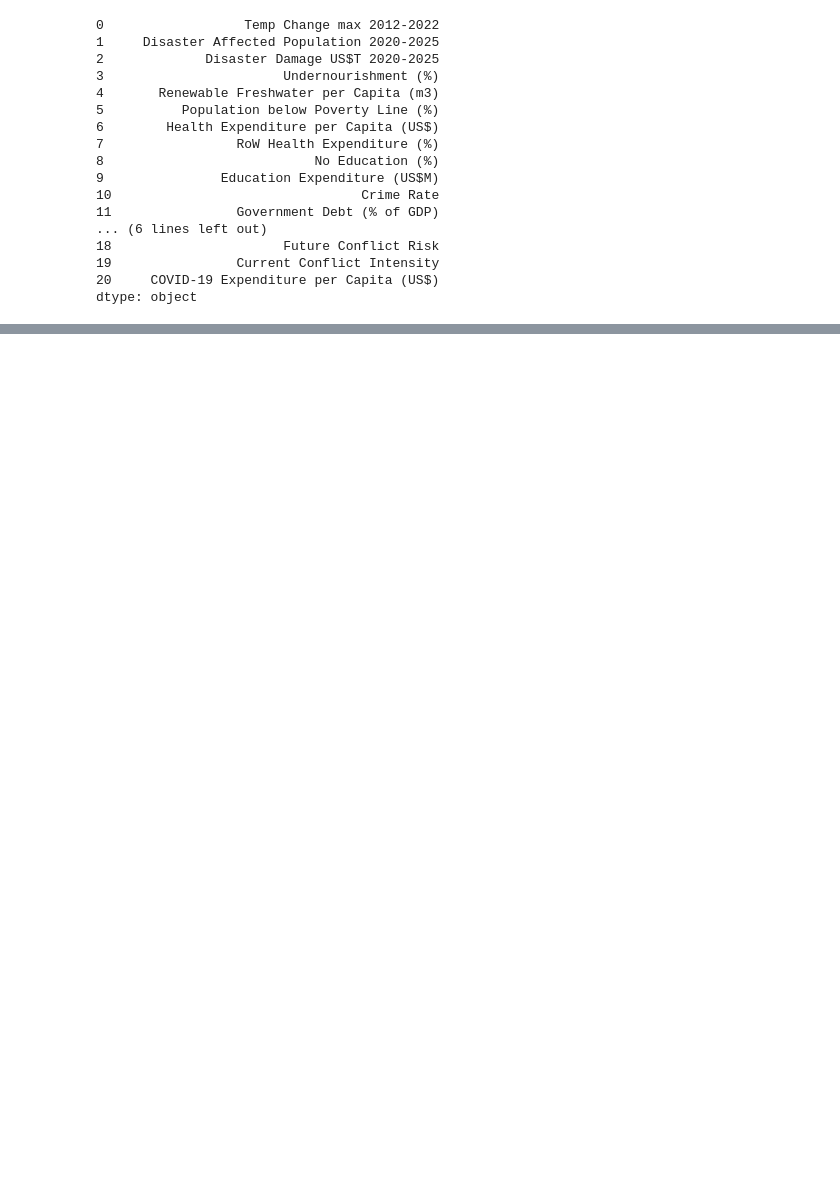
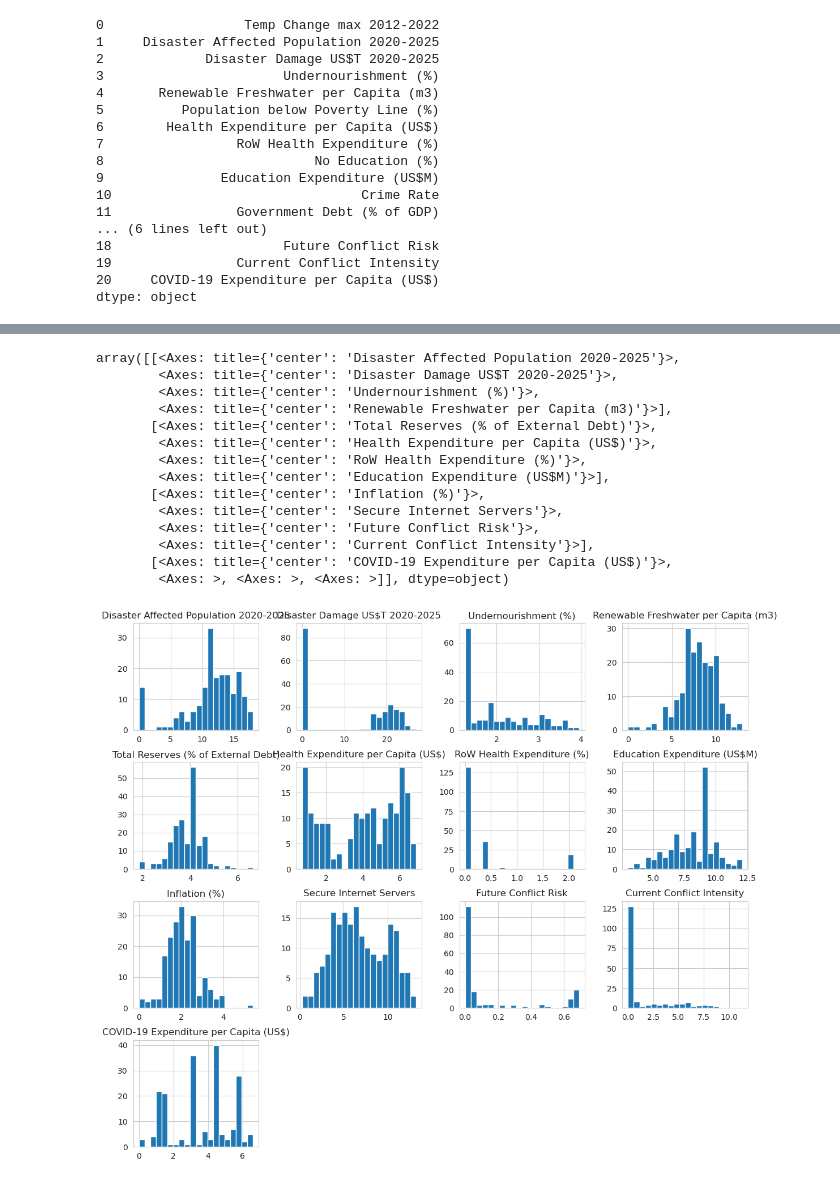
Before and after one commit to arth3mis/global-societal-endangerment-index, a Jupyter notebook: 5.1_normalisation.ipynb, the cells around one changed output, grey strips where cells are left out. Cells and saved outputs as stored; diff of their text form; code cells hidden in the pictures; blank space fills up the shorter version.

```diff
--- a/5.1_normalisation.ipynb
+++ b/5.1_normalisation.ipynb
@@ -62,11 +80,0 @@ Methods:
-# %%
-# log transform
-log_transform_cols = ['Health Expenditure per Capita (US$)',
-                      'Education Expenditure (US$M)',
-                      'COVID-19 Expenditure per Capita (US$)',
-                      'Secure Internet Servers',
-                      ]
-
-df[log_transform_cols] = np.log1p(df[log_transform_cols])
-
-df[log_transform_cols]
@@ -86,0 +95,41 @@ df[log_transform_cols]
+# %%
+# log transform
+log_transform_cols = ['Disaster Affected Population 2020-2025',
+                      'Disaster Damage US$T 2020-2025',
+                      'Undernourishment (%)',
+                      'Renewable Freshwater per Capita (m3)',
+                      'Total Reserves (% of External Debt)',
+                      'Health Expenditure per Capita (US$)',
+                      'RoW Health Expenditure (%)',
+                      'Education Expenditure (US$M)',
+                      'Inflation (%)',
+                      'Secure Internet Servers',
+                      'Future Conflict Risk',
+                      'Current Conflict Intensity',
+                      'COVID-19 Expenditure per Capita (US$)',
+                      ]
+
+df_log = df.copy()
+
+# remove single -1 value (Seychelles) from inflation column by replacing all < 0 with 0
+df_log['Inflation (%)'] = df_log['Inflation (%)'].apply(lambda x: 0 if x < 0 else x)
+
+df_log[log_transform_cols] = np.log1p(df_log[log_transform_cols])
+
+df_log[log_transform_cols].hist(bins=20, figsize=(14, 12))
+# %% [output]
+array([[<Axes: title={'center': 'Disaster Affected Population 2020-2025'}>,
+        <Axes: title={'center': 'Disaster Damage US$T 2020-2025'}>,
+        <Axes: title={'center': 'Undernourishment (%)'}>,
+        <Axes: title={'center': 'Renewable Freshwater per Capita (m3)'}>],
+       [<Axes: title={'center': 'Total Reserves (% of External Debt)'}>,
+        <Axes: title={'center': 'Health Expenditure per Capita (US$)'}>,
+        <Axes: title={'center': 'RoW Health Expenditure (%)'}>,
+        <Axes: title={'center': 'Education Expenditure (US$M)'}>],
+       [<Axes: title={'center': 'Inflation (%)'}>,
+        <Axes: title={'center': 'Secure Internet Servers'}>,
+        <Axes: title={'center': 'Future Conflict Risk'}>,
+        <Axes: title={'center': 'Current Conflict Intensity'}>],
+       [<Axes: title={'center': 'COVID-19 Expenditure per Capita (US$)'}>,
+        <Axes: >, <Axes: >, <Axes: >]], dtype=object)
+[figure, added]
```
Also changed, not shown: parts of 20 cells of this notebook, 5 other files.
